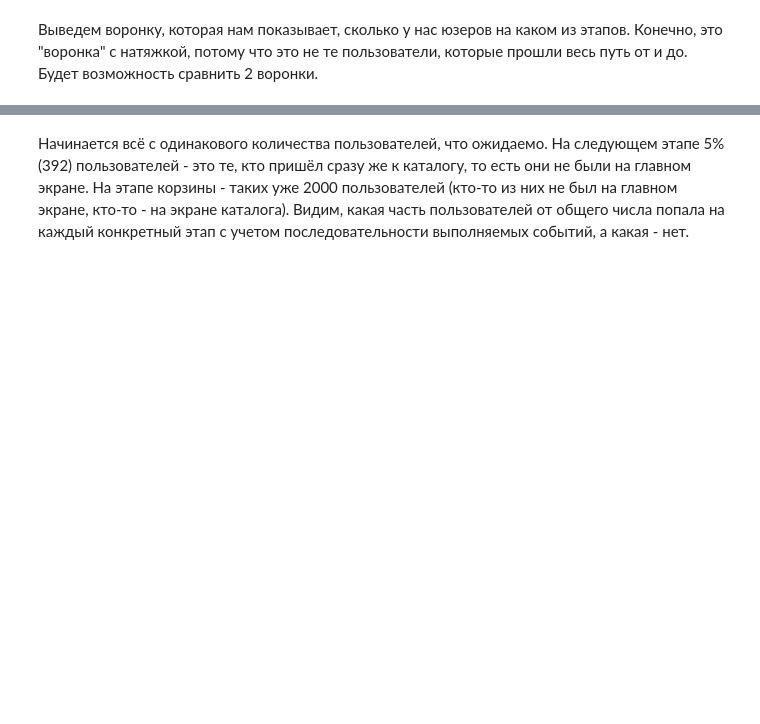
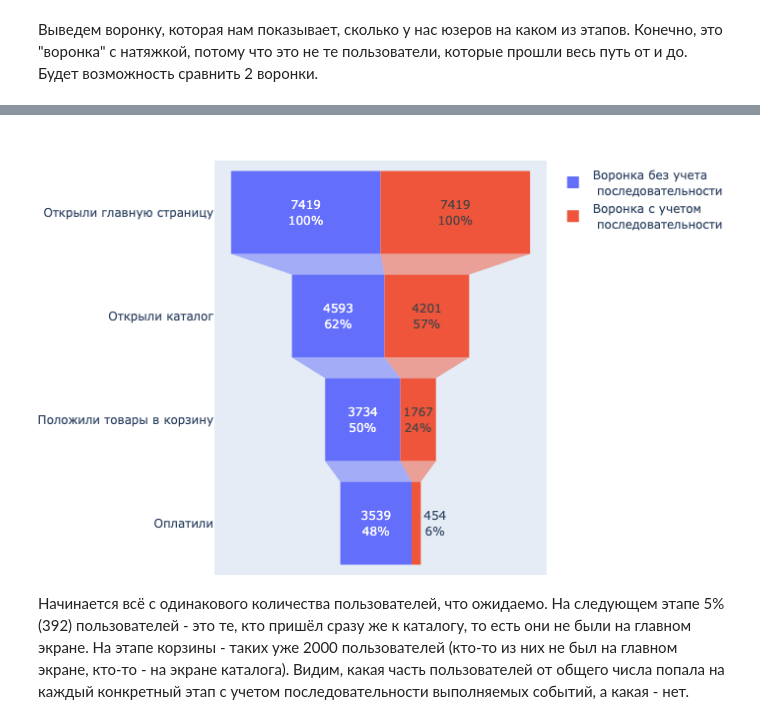
Before and after one commit to just-today/yandex-projects, a Jupyter notebook: mobile_app_AB/mobile_app.ipynb, the cells around one changed output, grey strips where cells are left out. Cells and saved outputs as stored; diff of their text form; code cells hidden in the pictures; blank space fills up the shorter version.

```diff
--- a/mobile_app_AB/mobile_app.ipynb
+++ b/mobile_app_AB/mobile_app.ipynb
@@ -448,6 +451,10 @@ fig.add_trace(go.Funnel(
     textposition = "auto",
     textinfo = "value+percent initial"))
 
+fig.update_layout(margin=dict(l=0, r=0, t=30, b=0),
+                  height=300,
+                  width=850
+                 )
 
 fig.show()
 # %% [output]
@@ -455,3 +461,4 @@ fig.show()
+[figure, added]
 # %% [markdown]
 Начинается всё с одинакового количества пользователей, что ожидаемо. На следующем этапе 5% (392) пользователей - это те, кто пришёл сразу же к каталогу, то есть они не были на главном экране. На этапе корзины - таких уже 2000 пользователей (кто-то из них не был на главном экране, кто-то - на экране каталога). Видим, какая часть пользователей от общего числа попала на каждый конкретный этап с учетом последовательности выполняемых событий, а какая - нет.
 # %% [markdown]
```
Also changed, not shown: parts of 4 cells of this notebook, 1 other file.
